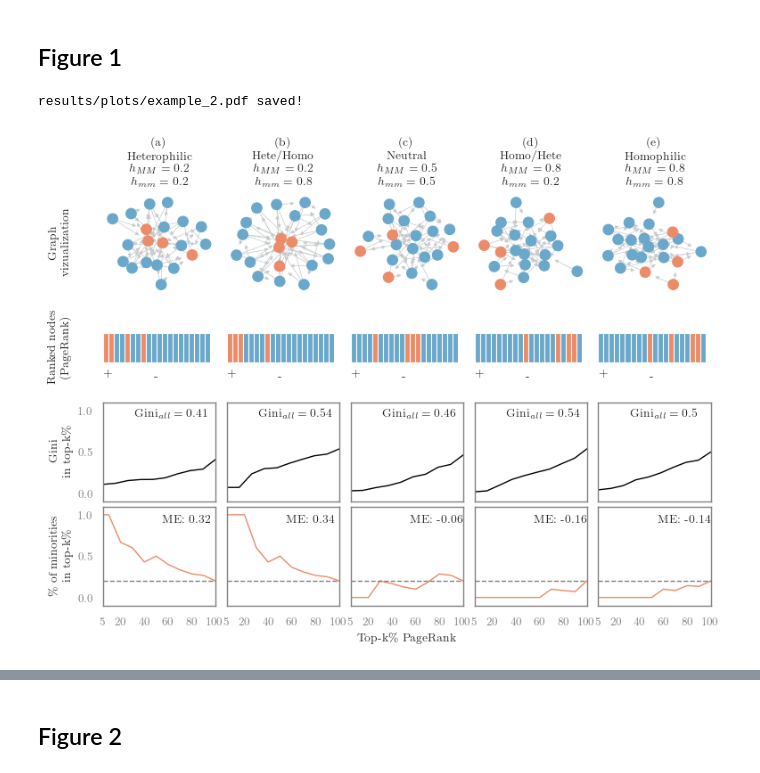
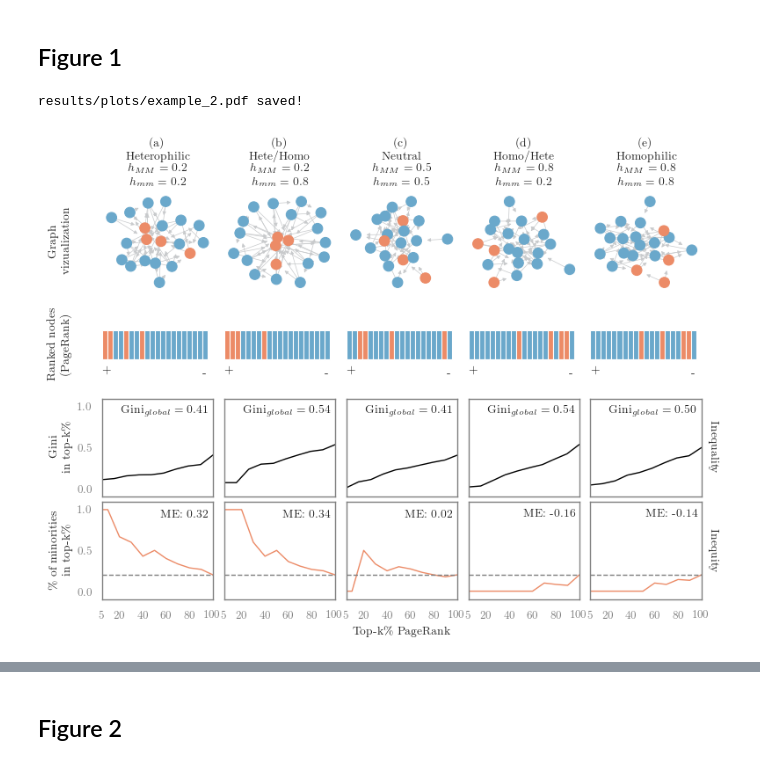
Before and after one commit to gesiscss/Homophilic_Directed_ScaleFree_Networks, a Jupyter notebook: 0. Toy-example.ipynb, the cells around one changed output, grey strips where cells are left out. Cells and saved outputs as stored; diff of their text form; code cells hidden in the pictures.

Commit message:
scirep revision
adding smothing to h=0, error bars for inequality and inequity.

```diff
--- a/0. Toy-example.ipynb
+++ b/0. Toy-example.ipynb
@@ -183,18 +190,18 @@ def draw_rank(sorted_df, ax):
         ax.barh(1, 1, left=i, height=1, color=colors['min' if row.minority==1 else 'maj'])
         ax.barh(0, 1, left=i, height=1, color='white')
         ax.text(0.1,0,'+' if i==0 else '')
-        ax.text(9.5,0,'-' if i==0 else '')
+        ax.text(19,0,'-' if i==0 else '')
         #ax.text(-1,0,'Ranked nodes', rotation=90, va='center')
     ax.axis('off')
 
 ginis = [g_hete, g_heho, g_neu, g_hohe, g_homo]
 mes = [me_hete, me_heho, me_neu, me_hohe, me_homo]
 
-w=2.2
-h=1.2
+w=1.76
+h=1.5
 r=4
 c=5
-fig, axes = plt.subplots(r,c,figsize=(r*w, c*h),sharex=False, sharey=False)
+fig, axes = plt.subplots(r,c,figsize=(c*w, r*h),sharex=False, sharey=False)
 
 # graph hete
 #pos = nx.circular_layout(G_hete)
@@ -249,7 +256,6 @@ draw_rank(get_sorted_nodes(df_metadata_neu),  axes[1,2])
 draw_rank(get_sorted_nodes(df_metadata_hohe), axes[1,3])
 draw_rank(get_sorted_nodes(df_metadata_homo), axes[1,4])
 
-
 # Inequality (individual inequality)
 axes[2,0].plot(rank_hete, gt_hete, 'black', linewidth=lw)
 axes[2,1].plot(rank_heho, gt_heho, 'black', linewidth=lw)
@@ -257,6 +263,12 @@ axes[2,2].plot(rank_neu, gt_neu, 'black', linewidth=lw)
 axes[2,3].plot(rank_hohe, gt_hohe, 'black', linewidth=lw)
 axes[2,4].plot(rank_homo, gt_homo, 'black', linewidth=lw)
 axes[2,0].set_ylabel("Gini\nin top-k\%")
+tmp = axes[2,-1].twinx()
+plt.setp(tmp.get_xticklabels(), visible=False)
+plt.setp(tmp.get_yticklabels(), visible=False)
+tmp.tick_params(axis='both', which='both', length=0)
+tmp.set_frame_on(False)
+tmp.set_ylabel('Inequality', rotation=-90, labelpad=15)
 
 # Inequity (group inequality)
 axes[3,0].plot(rank_hete, fmt_hete, colors['min'], linewidth=lw)
@@ -265,6 +277,12 @@ axes[3,2].plot(rank_neu, fmt_neu, colors['min'], linewidth=lw)
 axes[3,3].plot(rank_hohe, fmt_hohe, colors['min'], linewidth=lw)
 axes[3,4].plot(rank_homo, fmt_homo, colors['min'], linewidth=lw)
 axes[3,0].set_ylabel("\% of minorities\nin top-k\%")
+tmp = axes[3,-1].twinx()
+plt.setp(tmp.get_xticklabels(), visible=False)
+plt.setp(tmp.get_yticklabels(), visible=False)
+tmp.tick_params(axis='both', which='both', length=0)
+tmp.set_frame_on(False)
+tmp.set_ylabel('Inequity', rotation=-90, labelpad=15)
 
 # Labels
 for i in np.arange(0,c):
@@ -273,8 +291,8 @@ for i in np.arange(0,c):
     axes[2,i].set_xlabel('')
 
     #axes[2,i].axhline(ginis[i], c='grey', ls='--', lw=1.0)
-    axes[2,i].text(35, 0.9, "Gini$_{}={}$".format('{all}',round(ginis[i],2)))
-    axes[3,i].text(55, 0.9, "ME: {}".format(round(mes[i],2)))
+    axes[2,i].text(25, 0.9, "Gini$_{}={}$".format('{global}','{:.2f}'.format(round(ginis[i],2))))
+    axes[3,i].text(55 - (3 if mes[i]<0 else 0), 0.9, "ME: {}".format(round(mes[i],2)))
 
     axes[2,i].set_ylim((-0.1,1.1))
     axes[3,i].set_ylim((-0.1,1.1))
@@ -300,31 +318,31 @@ axes[0,4].set_title("(e)\nHomophilic\n$h_{MM}=0.8$\n$h_{mm}=0.8$")
 
 ### y-label (row 0 graphs), (row 1 ranked nodes)
 for i in [0,1]:
     axes[i,0].axis('on')
     axes[i,0].spines['top'].set_visible(False)
     axes[i,0].spines['right'].set_visible(False)
     axes[i,0].spines['bottom'].set_visible(False)
     axes[i,0].spines['left'].set_visible(False)
     axes[i,0].set_yticks([])
     axes[i,0].set_xticks([])
 axes[0,0].set_ylabel("Graph\nvizualization", labelpad=25)
 axes[1,0].set_ylabel("Ranked nodes\n(PageRank)", labelpad=25)
 
 ### border color
 for ax in axes.flatten():
     ax.tick_params(color='grey', labelcolor='grey')
     for spine in ax.spines.values():
         spine.set_edgecolor('grey')
 
 ### Save fig
 plt.subplots_adjust(hspace=0.05, wspace=0.1)
 fn = os.path.join(PLOTS,'example_2.pdf')
 if fn is not None:
     plt.savefig(fn, bbox_inches='tight')
     print("{} saved!".format(fn))
 
 plt.show()
 plt.close()
 # %% [output]
 results/plots/example_2.pdf saved!
-[figure, old version]
+[figure, new version]
```
Also changed, not shown: parts of 14 cells of this notebook, 10 other files.
